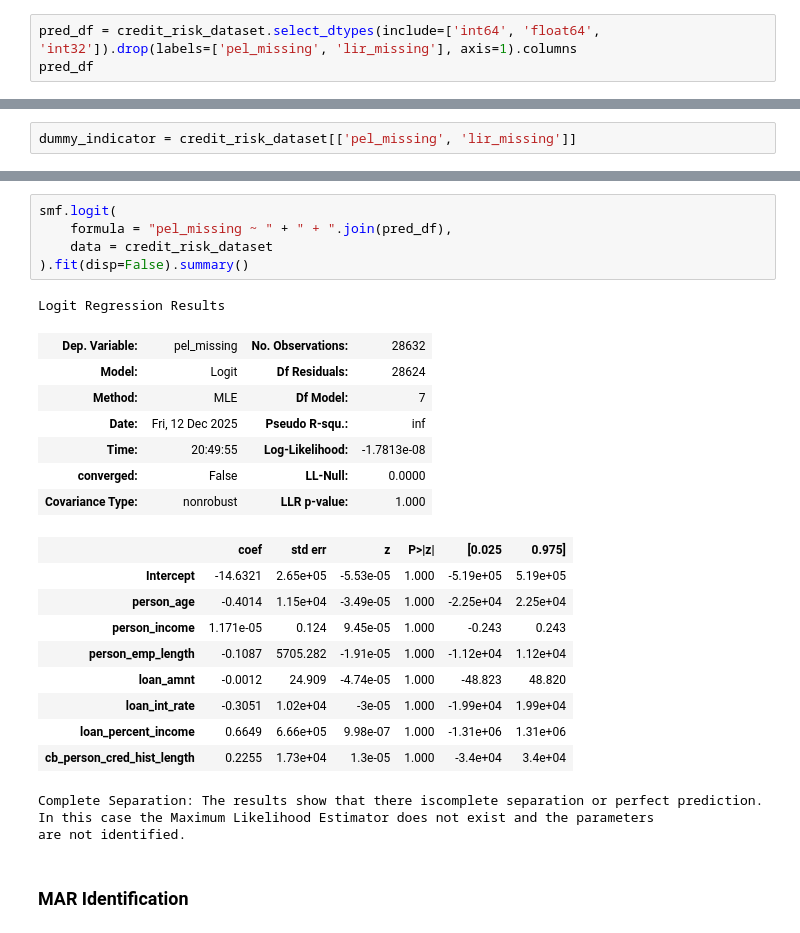
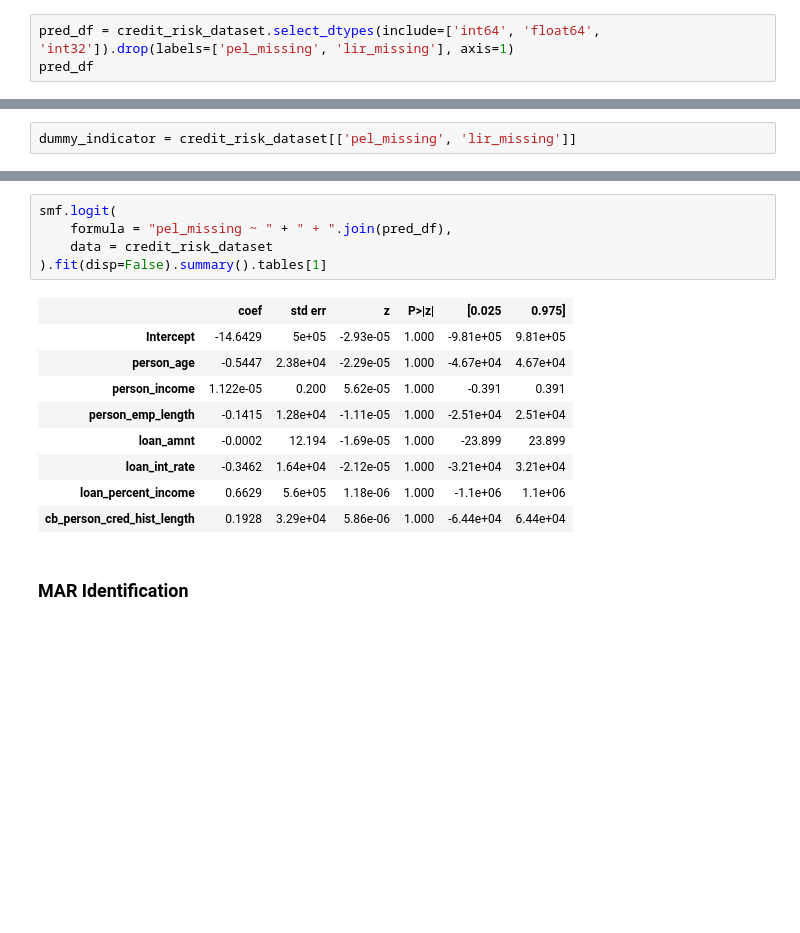
Before and after one commit to BillyBrothers/credit-risk-modeling, a Jupyter notebook: notebooks/preprocessing.ipynb, the cells around one changed output, grey strips where cells are left out. Drawn from its saved outputs; the diff is of its cells as text; blank space fills up the shorter version.

```diff
--- a/notebooks/preprocessing.ipynb
+++ b/notebooks/preprocessing.ipynb
@@ -263,6 +261,6 @@ credit_risk_dataset['pel_missing'] = credit_risk_dataset['pel_missing'].astype(i
 # %%
 credit_risk_dataset["lir_missing"] = credit_risk_dataset["lir_missing"].astype(int)
 # %%
-pred_df = credit_risk_dataset.select_dtypes(include=['int64', 'float64', 'int32']).drop(labels=['pel_missing', 'lir_missing'], axis=1).columns
+pred_df = credit_risk_dataset.select_dtypes(include=['int64', 'float64', 'int32']).drop(labels=['pel_missing', 'lir_missing'], axis=1)
 pred_df
 # %% [output]
@@ -296,29 +346,18 @@ dummy_indicator = credit_risk_dataset[['pel_missing', 'lir_missing']]
 # %%
 smf.logit(
     formula = "pel_missing ~ " + " + ".join(pred_df),
     data = credit_risk_dataset
-).fit(disp=False).summary()
+).fit(disp=False).summary().tables[1]
 # %% [output]
-Logit Regression Results
-| Dep. Variable: | pel_missing | No. Observations: | 28632 |
-| Model: | Logit | Df Residuals: | 28624 |
-| Method: | MLE | Df Model: | 7 |
-| Date: | Fri, 12 Dec 2025 | Pseudo R-squ.: | inf |
-| Time: | 20:49:55 | Log-Likelihood: | -1.7813e-08 |
-| converged: | False | LL-Null: | 0.0000 |
-| Covariance Type: | nonrobust | LLR p-value: | 1.000 |
+|  | coef | std err | z | P>|z| | [0.025 | 0.975] |
+| Intercept | -14.6429 | 5e+05 | -2.93e-05 | 1.000 | -9.81e+05 | 9.81e+05 |
+| person_age | -0.5447 | 2.38e+04 | -2.29e-05 | 1.000 | -4.67e+04 | 4.67e+04 |
+| person_income | 1.122e-05 | 0.200 | 5.62e-05 | 1.000 | -0.391 | 0.391 |
+| person_emp_length | -0.1415 | 1.28e+04 | -1.11e-05 | 1.000 | -2.51e+04 | 2.51e+04 |
+| loan_amnt | -0.0002 | 12.194 | -1.69e-05 | 1.000 | -23.899 | 23.899 |
+| loan_int_rate | -0.3462 | 1.64e+04 | -2.12e-05 | 1.000 | -3.21e+04 | 3.21e+04 |
+| loan_percent_income | 0.6629 | 5.6e+05 | 1.18e-06 | 1.000 | -1.1e+06 | 1.1e+06 |
+| cb_person_cred_hist_length | 0.1928 | 3.29e+04 | 5.86e-06 | 1.000 | -6.44e+04 | 6.44e+04 |
-|  | coef | std err | z | P>|z| | [0.025 | 0.975] |
-| Intercept | -14.6321 | 2.65e+05 | -5.53e-05 | 1.000 | -5.19e+05 | 5.19e+05 |
-| person_age | -0.4014 | 1.15e+04 | -3.49e-05 | 1.000 | -2.25e+04 | 2.25e+04 |
-| person_income | 1.171e-05 | 0.124 | 9.45e-05 | 1.000 | -0.243 | 0.243 |
-| person_emp_length | -0.1087 | 5705.282 | -1.91e-05 | 1.000 | -1.12e+04 | 1.12e+04 |
-| loan_amnt | -0.0012 | 24.909 | -4.74e-05 | 1.000 | -48.823 | 48.820 |
-| loan_int_rate | -0.3051 | 1.02e+04 | -3e-05 | 1.000 | -1.99e+04 | 1.99e+04 |
-| loan_percent_income | 0.6649 | 6.66e+05 | 9.98e-07 | 1.000 | -1.31e+06 | 1.31e+06 |
-| cb_person_cred_hist_length | 0.2255 | 1.73e+04 | 1.3e-05 | 1.000 | -3.4e+04 | 3.4e+04 |
-Complete Separation: The results show that there iscomplete separation or perfect prediction.
-In this case the Maximum Likelihood Estimator does not exist and the parameters
-are not identified.
 # %% [markdown]
 ### MAR Identification
 # %%
```
Also changed, not shown: parts of 5 cells of this notebook.
